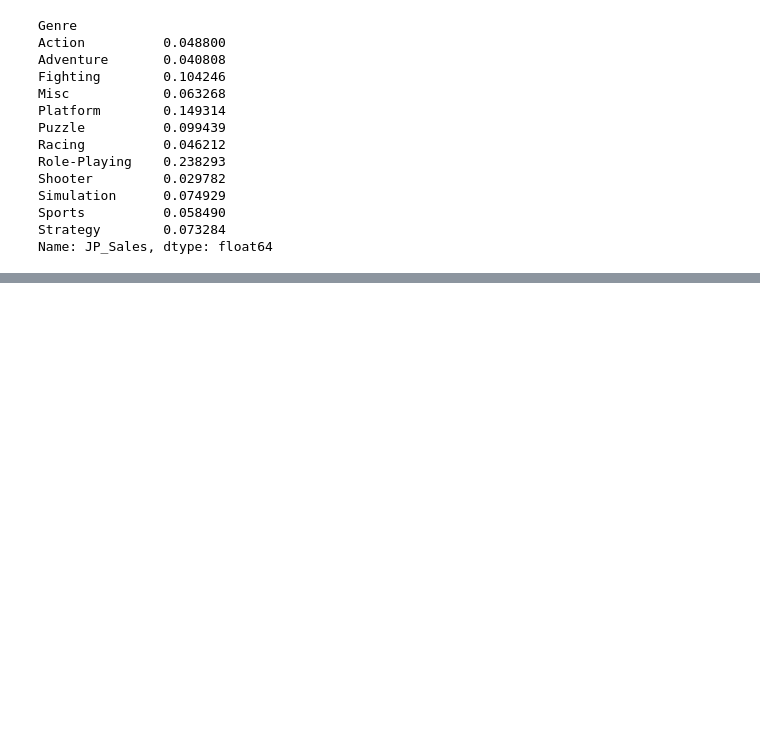
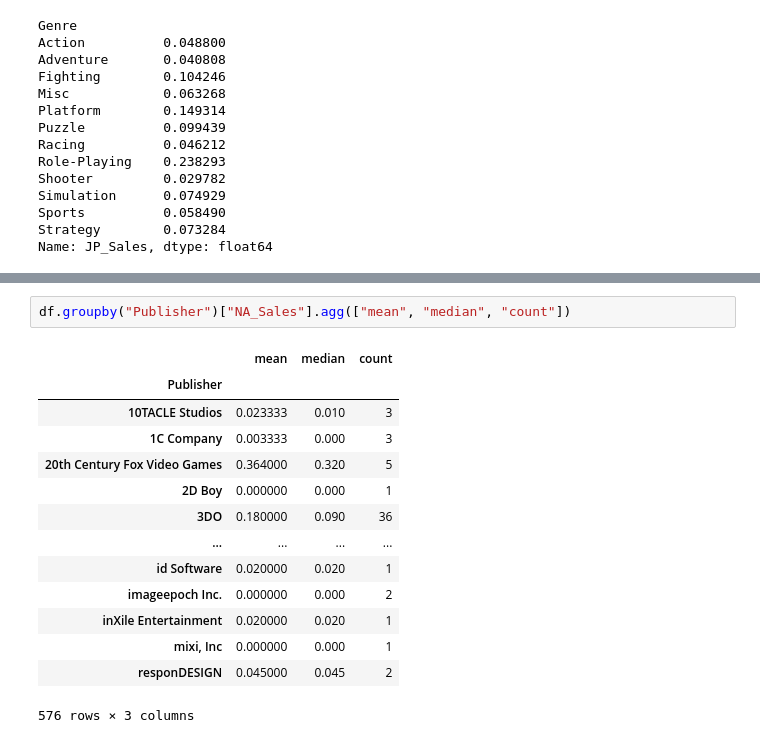
Before and after one commit to sienchoon/coding-challenge-practice, a Jupyter notebook: Pandas_Practice/tutorial_df.ipynb, the cells around one changed output, grey strips where cells are left out. Cells and saved outputs as stored; diff of their text form; blank space fills up the shorter version.

```diff
--- a/Pandas_Practice/tutorial_df.ipynb
+++ b/Pandas_Practice/tutorial_df.ipynb
@@ -758,0 +789,17 @@ Name: JP_Sales, dtype: float64
+# %%
+df.groupby("Publisher")["NA_Sales"].agg(["mean", "median", "count"])
+# %% [output]
+|  | mean | median | count |
+| Publisher |  |  |  |
+| 10TACLE Studios | 0.023333 | 0.010 | 3 |
+| 1C Company | 0.003333 | 0.000 | 3 |
+| 20th Century Fox Video Games | 0.364000 | 0.320 | 5 |
+| 2D Boy | 0.000000 | 0.000 | 1 |
+| 3DO | 0.180000 | 0.090 | 36 |
+| ... | ... | ... | ... |
+| id Software | 0.020000 | 0.020 | 1 |
+| imageepoch Inc. | 0.000000 | 0.000 | 2 |
+| inXile Entertainment | 0.020000 | 0.020 | 1 |
+| mixi, Inc | 0.000000 | 0.000 | 1 |
+| responDESIGN | 0.045000 | 0.045 | 2 |
+576 rows × 3 columns
```
Also changed, not shown: parts of 3 cells of this notebook, 1 other file.
